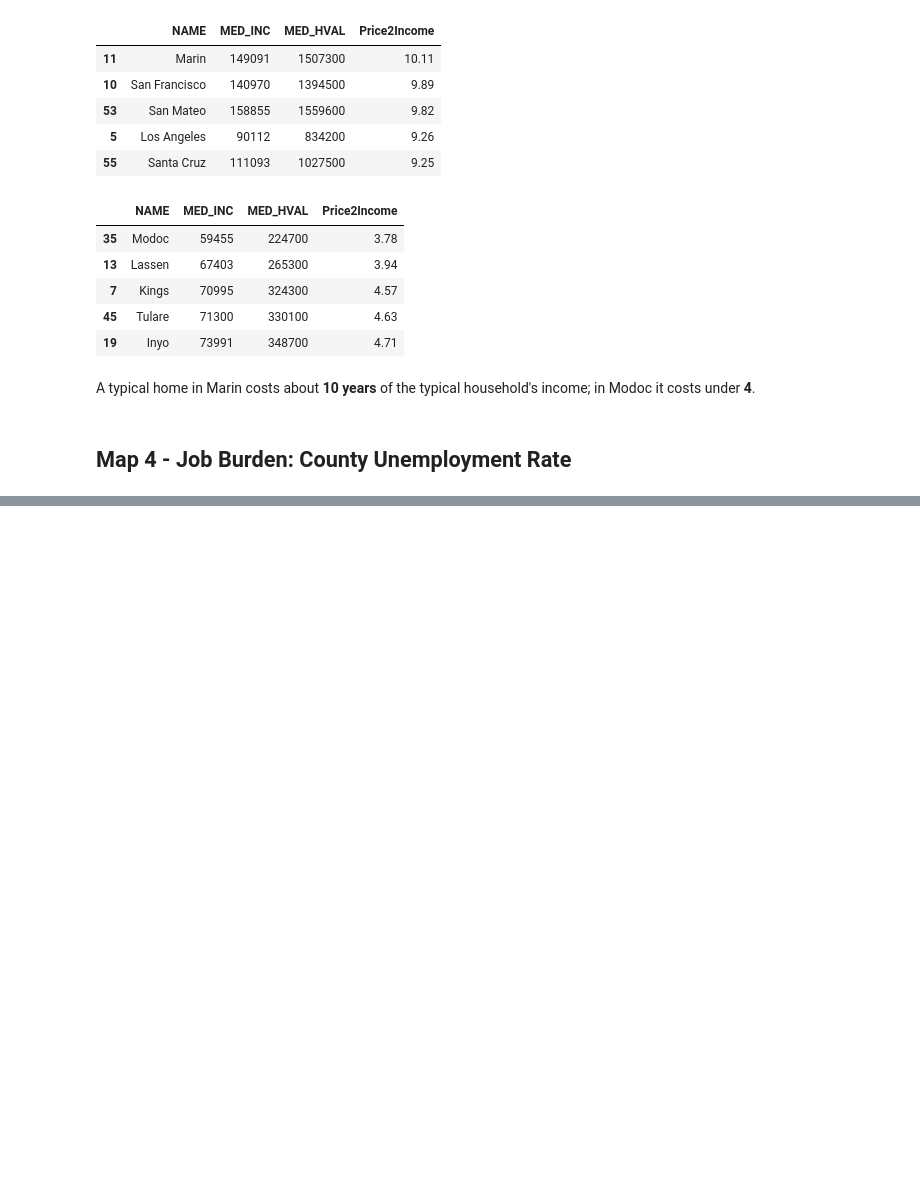
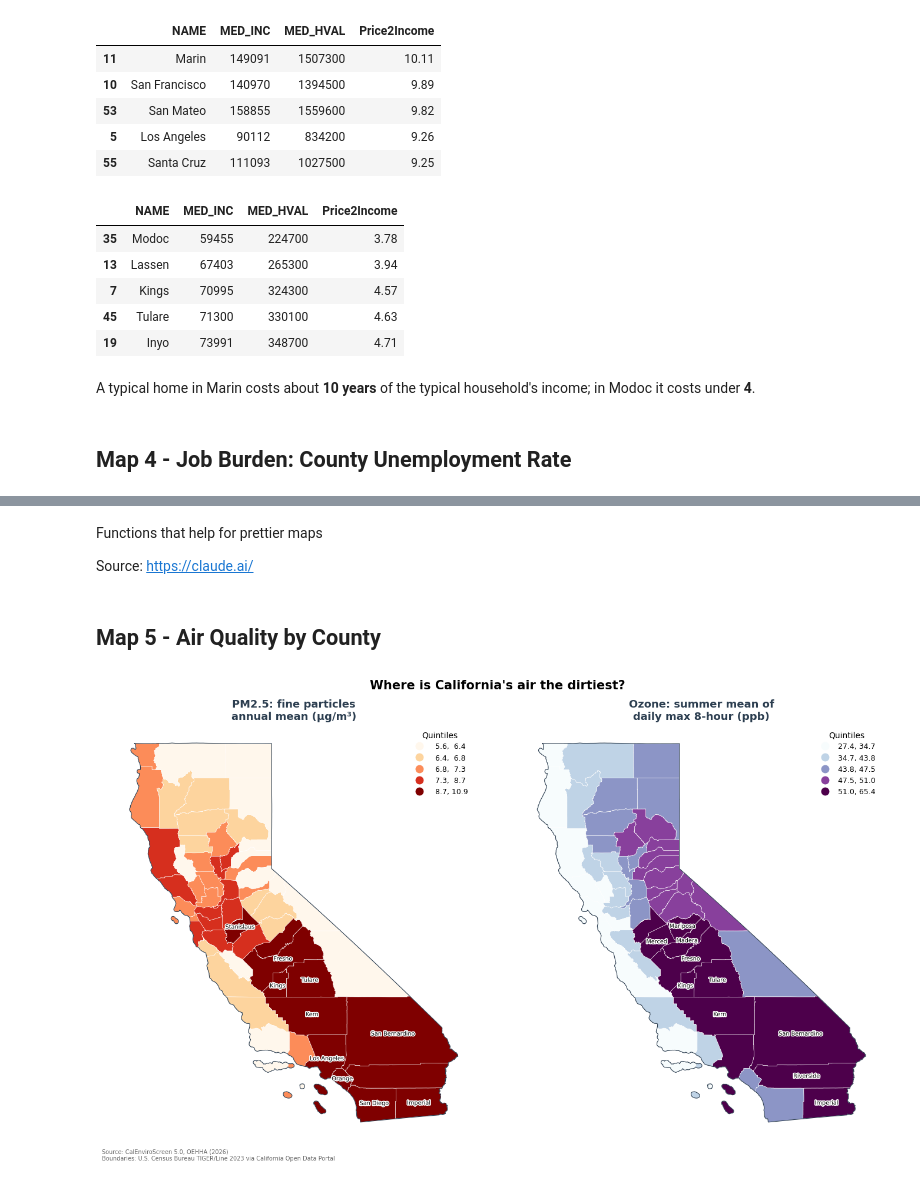
Before and after one commit to HowardChen0211/gisPy, a Jupyter notebook: ProblemSets_map.ipynb, the cells around one changed output, grey strips where cells are left out. Cells and saved outputs as stored; diff of their text form; code cells hidden in the pictures; blank space fills up the shorter version.

```diff
--- a/ProblemSets_map.ipynb
+++ b/ProblemSets_map.ipynb
@@ -703,0 +731,6 @@ This map is close to a negative of Map 3. The darkest counties run down the midd
+# %%
+# Load the data
+ces_raw = pd.read_csv("https://github.com/HowardChen0211/gisPy/raw/refs/heads/main/calenviroscreen50_070126.csv")
+
+print(ces_raw.shape)
+ces_raw.head()
@@ -703,0 +863,13 @@ This map is close to a negative of Map 3. The darkest counties run down the midd
+# %%
+check_outer(counties, ces_cty, "GEOID", "FIPS")
+
+# drop the CES columns first so this cell can be re-run without creating PM25_x / PM25_y
+gdf = gdf.drop(columns=[c for c in ces_cty.columns if c in gdf.columns], errors="ignore")
+
+gdf = (
+    gdf
+    .merge(ces_cty, left_on="GEOID", right_on="FIPS", how="left", validate="one_to_one")   # Join 3
+    .drop(columns="FIPS")
+)
+
+gdf.shape
@@ -703,0 +892,4 @@ This map is close to a negative of Map 3. The darkest counties run down the midd
+# %% [markdown]
+Functions that help for prettier maps
+
+Source: https://claude.ai/
@@ -703,0 +921,31 @@ This map is close to a negative of Map 3. The darkest counties run down the midd
+# %% [markdown]
+## Map 5 - Air Quality by County
+# %%
+fig, axes = plt.subplots(1, 2, figsize=(14, 8.5))
+
+panels = [
+    ("PM25",  "PM2.5: fine particles\nannual mean (µg/m³)", "OrRd", "{:.1f}"),
+    ("OZONE", "Ozone: summer mean of\ndaily max 8-hour (ppb)", "BuPu", "{:.1f}"),
+]
+
+for ax, (col, title, cmap, fmt) in zip(axes, panels):
+  gdf.plot(
+      ax=ax,
+      column=col,
+      cmap=cmap,
+      scheme="quantiles", k=5,
+      edgecolor="white", linewidth=0.4,
+      legend=True,
+      legend_kwds={"fmt": fmt, "loc": "upper right", "frameon": False, "fontsize": 9,
+                   "title": "Quintiles", "title_fontsize": 10},
+  )
+  label_counties(ax, gdf, names=gdf.nlargest(10, col)["NAME"], fontsize=7)   # label only the 10 worst counties
+  finish_map(ax, title)
+
+fig.suptitle("Where is California's air the dirtiest?",
+             fontsize=15, fontweight="bold", color="black", y=0.98)
+source_note(fig, SRC_CES)
+fig.tight_layout(rect=[0, 0.04, 1, 0.95])
+plt.show()
+# %% [output]
+[figure, added]
```
Also changed, not shown: parts of 41 cells of this notebook.
